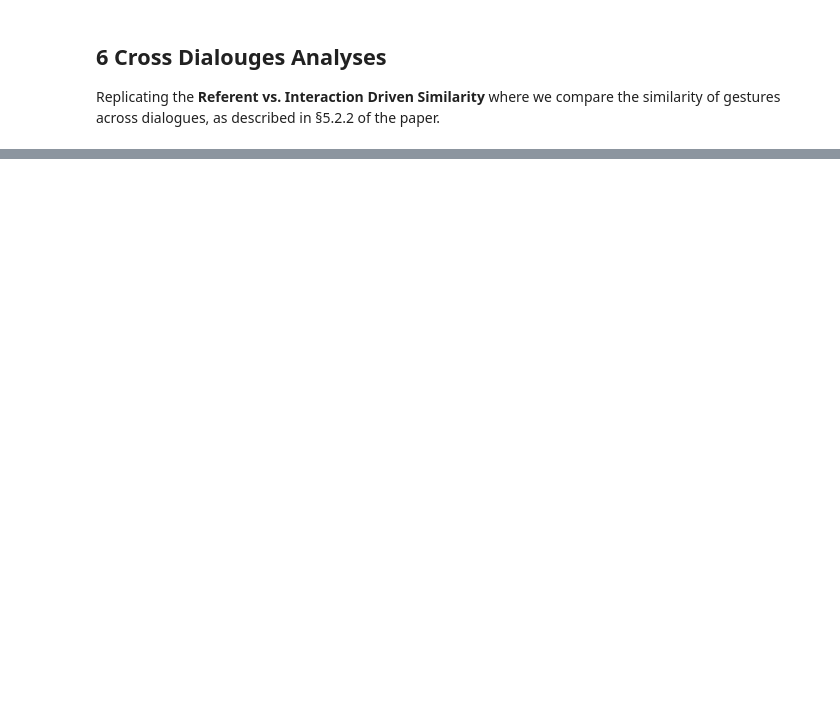
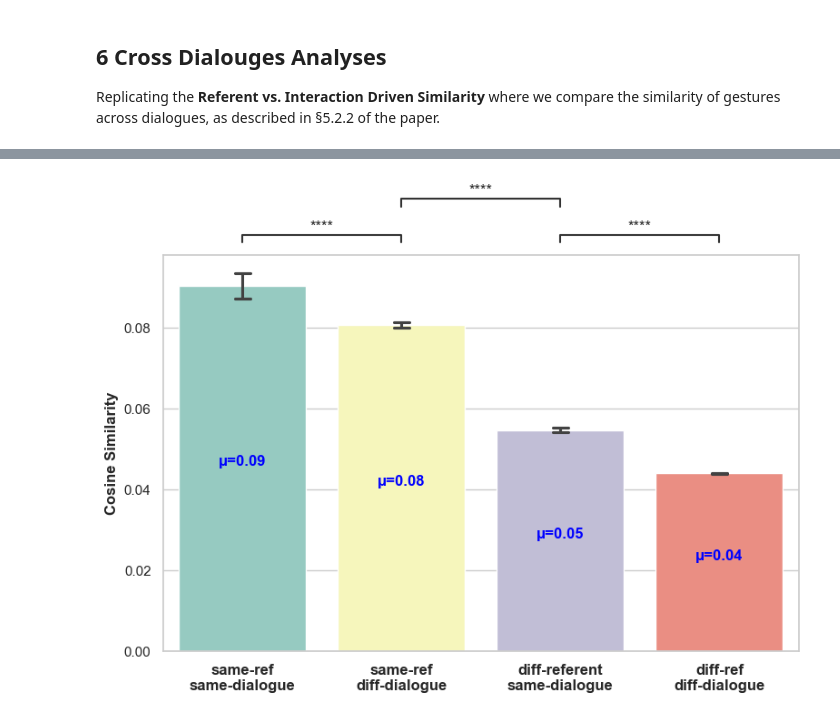
Before and after one commit to EsamGhaleb/medal_workshop_on_multimodal_interaction, a Jupyter notebook: Day2/Multimodal_Similarity_Analysis_Tutorial/Extracting_and_Analysing_Multimodal_Representations.ipynb, the cells around one changed output, grey strips where cells are left out. Drawn from its saved outputs; the diff is of its cells as text; code cells hidden in the pictures; blank space fills up the shorter version.

```diff
--- a/Day2/Multimodal_Similarity_Analysis_Tutorial/Extracting_and_Analysing_Multimodal_Representations.ipynb
+++ b/Day2/Multimodal_Similarity_Analysis_Tutorial/Extracting_and_Analysing_Multimodal_Representations.ipynb
@@ -404,0 +468,85 @@ Same R &P - diff S vs. Diff P&R&S: t-test independent samples with Bonferroni co
+# %%
+def plot_cross_dialogue_similarity(similarities_df: pd.DataFrame, subsample: bool) -> None:
+    """
+    Plot bar distributions of similarity for cross-speakers and cross-dialogue pair types,
+    with t-test annotations and mean labels.
+    """
+    cross_types = [
+        'Same R &P - diff S',
+        'Same R - Diff P&S',
+        'Same P - Diff R&S',
+        'Diff P&R&S'
+    ]
+    if subsample:
+    # subsample to the minimum number of pairs
+        smalles_size = min(
+            similarities_df[similarities_df['pair_type'] == t].shape[0] for t in cross_types
+        )
+        # select a random sample of the minimum size for each type
+        similarities_df = similarities_df.groupby('pair_type').apply(
+            lambda x: x.sample(n=smalles_size, random_state=42)
+        ).reset_index(drop=True)
+
+
+    # Define labels for the x-axis
+    labels = {
+        'Same R &P - diff S': 'same-ref\nsame-dialogue',
+        'Same R - Diff P&S': 'same-ref\ndiff-dialogue',
+        'Same P - Diff R&S': 'diff-referent\nsame-dialogue',
+        'Diff P&R&S': 'diff-ref\ndiff-dialogue'
+    }
+
+    df = similarities_df.copy()
+    df = df[df['pair_type'].isin(cross_types)]
+    df['pair_type'] = pd.Categorical(df['pair_type'], categories=cross_types)
+
+    sns.set_theme(style="whitegrid")
+    fig, ax = plt.subplots(figsize=(8, 6))
+    palette = sns.color_palette('Set3', n_colors=len(cross_types))
+    sns.barplot(
+        x='pair_type', y='similarity', data=df,
+        order=cross_types, palette=palette, ax=ax,
+        ci=95,  # Show standard deviation as error bars,
+        capsize=0.1,  # Add caps to error bars
+        # errorbar='se',  # Use standard error for error bars
+    )
+
+    comparisons = [
+        ('Same R &P - diff S', 'Same R - Diff P&S'),
+        ('Same P - Diff R&S', 'Diff P&R&S'),
+        ('Same R - Diff P&S', 'Same P - Diff R&S')
+    ]
+    annotator = Annotator(
+        ax,
+        comparisons,
+        data=df,
+        x='pair_type',
+        y='similarity',
+        order=cross_types
+    )
+    annotator.configure(
+        test='t-test_ind',
+        text_format='star',
+        loc='outside',
+        comparisons_correction='Bonferroni',
+        hide_non_significant=True,
+    )
+    annotator.apply_and_annotate()
+
+    for i, key in enumerate(cross_types):
+        mean_val = df[df['pair_type'] == key]['similarity'].mean()
+        ax.text(
+            i, mean_val / 2, f'μ={mean_val:.2f}',
+            ha='center', va='bottom', fontsize=12, weight='bold', color='blue'
+        )
+
+    ax.set_xlabel('')
+    ax.set_ylabel('Cosine Similarity', fontweight='bold', fontsize=12)
+    ax.set_xticks(range(len(cross_types)))
+    ax.set_xticklabels([labels[key] for key in cross_types], fontweight='bold', fontsize=12)
+
+    plt.tight_layout()
+    plt.show()
+
+plot_cross_dialogue_similarity(similarities_df, subsample=False)
+# %% [output]
@@ -405,2 +570,3 @@ Same R &P - diff S vs. Diff P&R&S: t-test independent samples with Bonferroni co
+[figure, added]
 # %% [markdown]
 ## 7 <a name='7'></a>Conclusion
```
Also changed, not shown: parts of 12 cells of this notebook, 3 other files.
